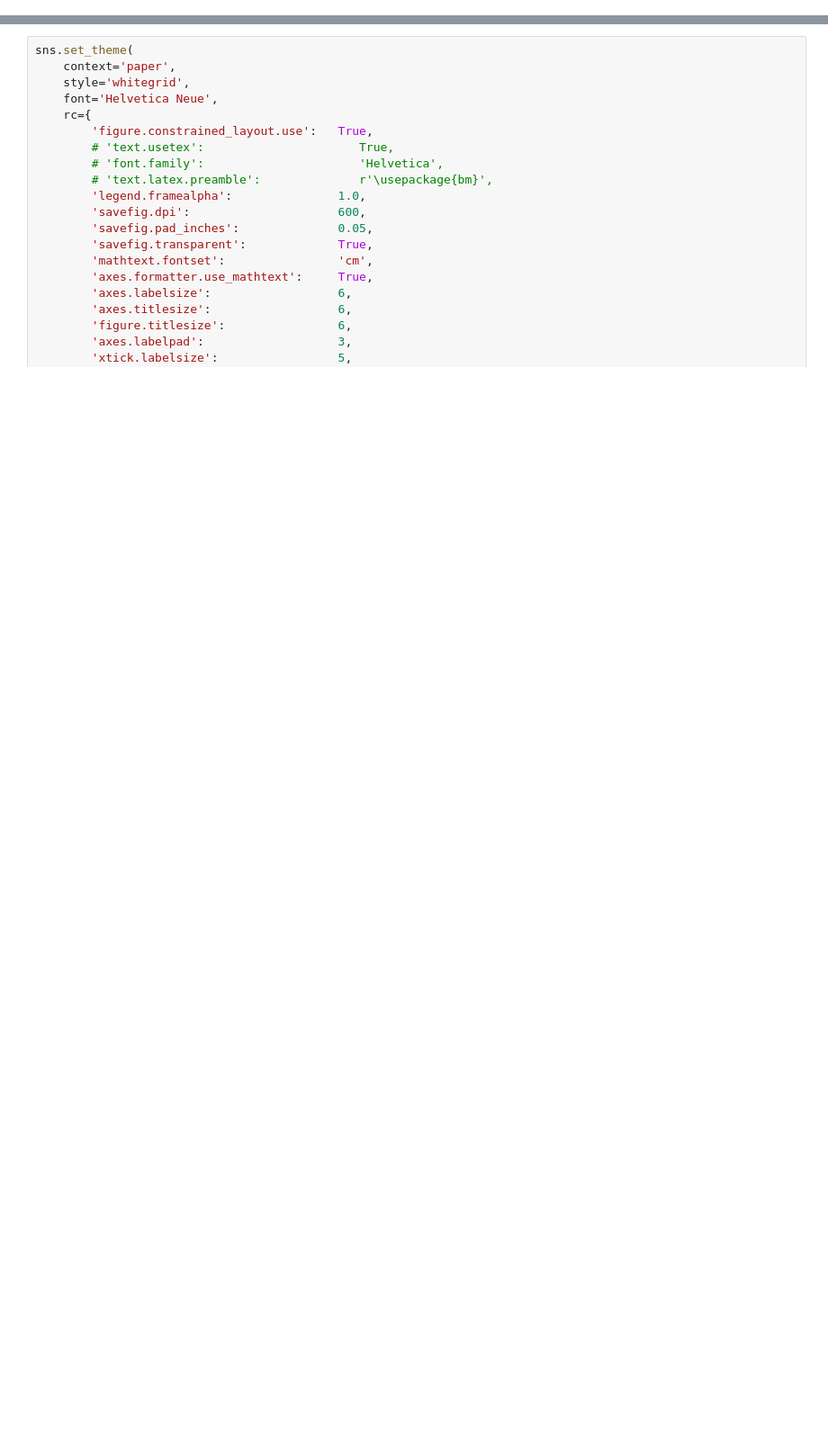
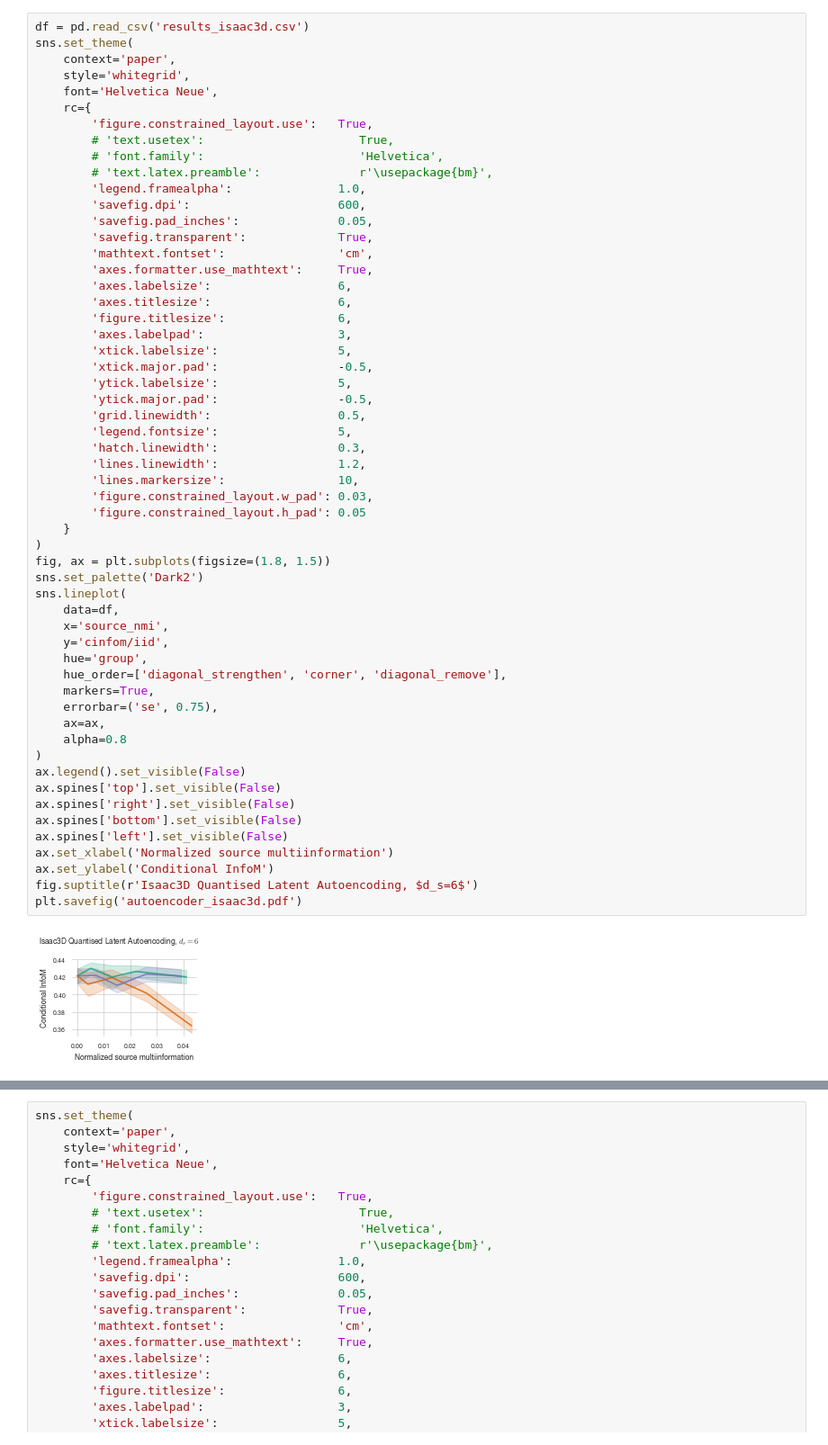
Before and after one commit to kylehkhsu/modular, a Jupyter notebook: results.ipynb, the cells around one changed output, grey strips where cells are left out. Shown at 90% size. Saved outputs shown, nothing was run; the diff lists cells and outputs as text; blank space fills up the shorter version.

```diff
--- a/results.ipynb
+++ b/results.ipynb
@@ -15 +58,59 @@ env: XLA_PYTHON_CLIENT_PREALLOCATE=false
+# %%
+df = pd.read_csv('results_isaac3d.csv')
+sns.set_theme(
+    context='paper',
+    style='whitegrid',
+    font='Helvetica Neue',
+    rc={
+        'figure.constrained_layout.use':   True,
+        # 'text.usetex':                      True,
+        # 'font.family':                      'Helvetica',
+        # 'text.latex.preamble':              r'\usepackage{bm}',
+        'legend.framealpha':               1.0,
+        'savefig.dpi':                     600,
+        'savefig.pad_inches':              0.05,
+        'savefig.transparent':             True,
+        'mathtext.fontset':                'cm',
+        'axes.formatter.use_mathtext':     True,
+        'axes.labelsize':                  6,
+        'axes.titlesize':                  6,
+        'figure.titlesize':                6,
+        'axes.labelpad':                   3,
+        'xtick.labelsize':                 5,
+        'xtick.major.pad':                 -0.5,
+        'ytick.labelsize':                 5,
+        'ytick.major.pad':                 -0.5,
+        'grid.linewidth':                  0.5,
+        'legend.fontsize':                 5,
+        'hatch.linewidth':                 0.3,
+        'lines.linewidth':                 1.2,
+        'lines.markersize':                10,
+        'figure.constrained_layout.w_pad': 0.03,
+        'figure.constrained_layout.h_pad': 0.05
+    }
+)
+fig, ax = plt.subplots(figsize=(1.8, 1.5))
+sns.set_palette('Dark2')
+sns.lineplot(
+    data=df,
+    x='source_nmi',
+    y='cinfom/iid',
+    hue='group',
+    hue_order=['diagonal_strengthen', 'corner', 'diagonal_remove'],
+    markers=True,
+    errorbar=('se', 0.75),
+    ax=ax,
+    alpha=0.8
+)
+ax.legend().set_visible(False)
+ax.spines['top'].set_visible(False)
+ax.spines['right'].set_visible(False)
+ax.spines['bottom'].set_visible(False)
+ax.spines['left'].set_visible(False)
+ax.set_xlabel('Normalized source multiinformation')
+ax.set_ylabel('Conditional InfoM')
+fig.suptitle(r'Isaac3D Quantised Latent Autoencoding, $d_s=6$')
+plt.savefig('autoencoder_isaac3d.pdf')
+# %% [output]
+[figure, added]
 # %%
```
Also changed, not shown: parts of 10 cells of this notebook, 19 other files.
